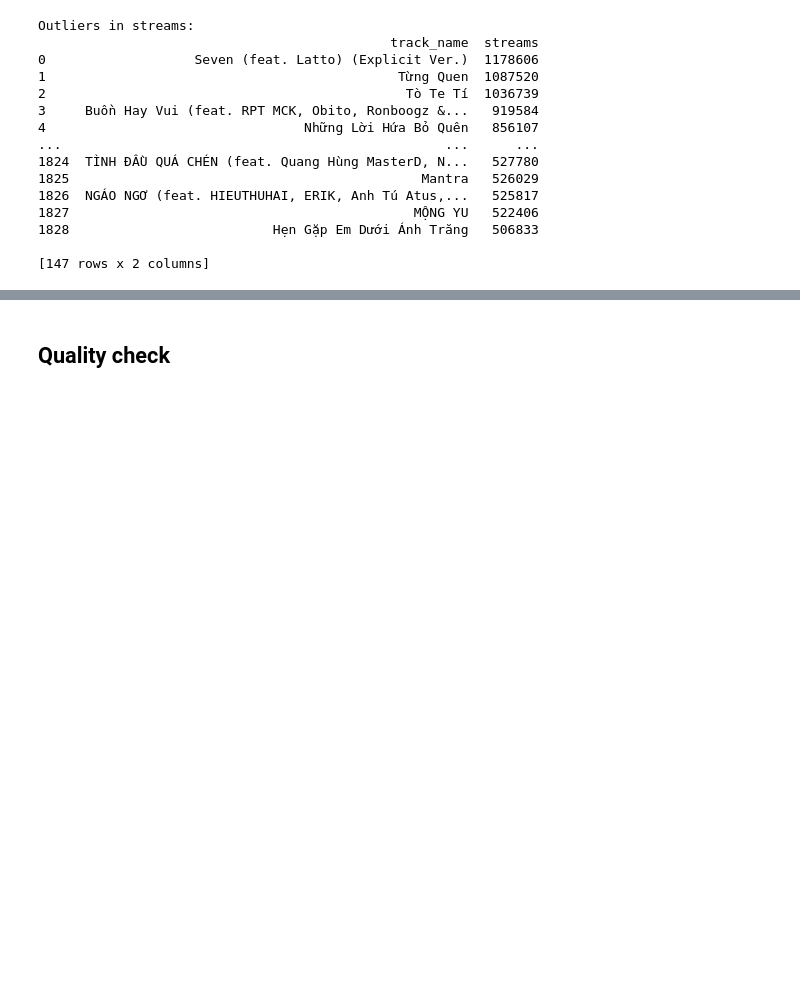
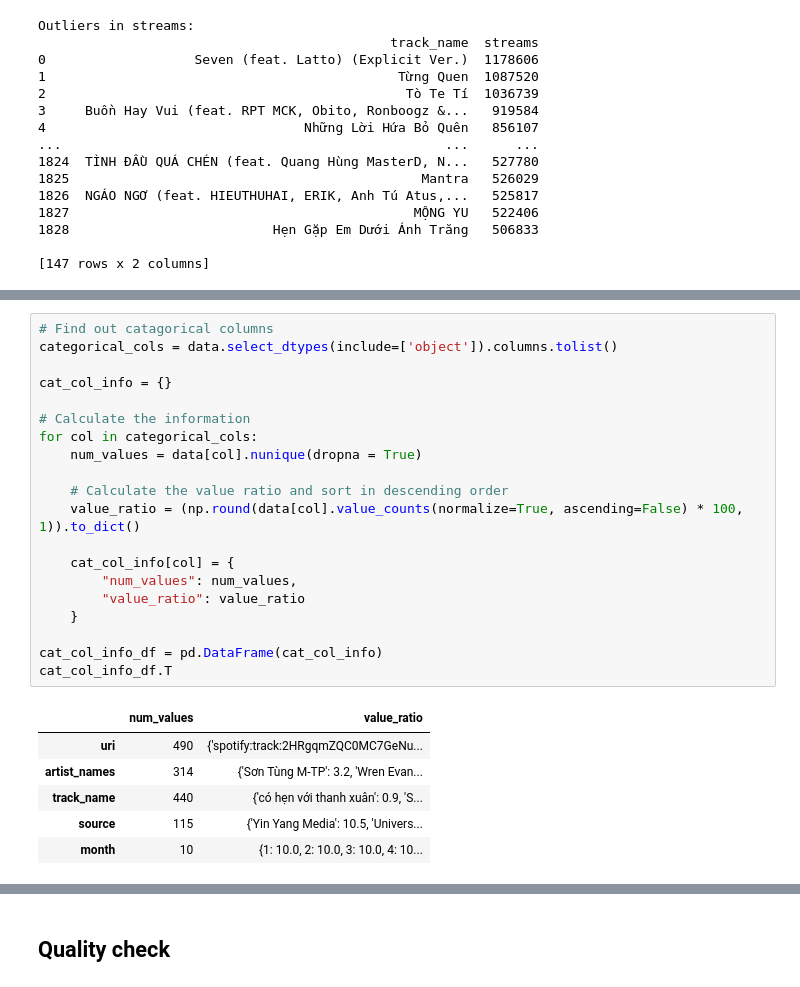
Before and after one commit to pililover/DataScience-Jobs-Market, a Jupyter notebook: SOURCECODE/Data_exploration.ipynb, the cells around one changed output, grey strips where cells are left out. Drawn from its saved outputs; the diff is of its cells as text; blank space fills up the shorter version.

```diff
--- a/SOURCECODE/Data_exploration.ipynb
+++ b/SOURCECODE/Data_exploration.ipynb
@@ -232,0 +323,27 @@ Outliers in streams:
+# %%
+# Find out catagorical columns
+categorical_cols = data.select_dtypes(include=['object']).columns.tolist()
+
+cat_col_info = {}
+
+# Calculate the information
+for col in categorical_cols:
+    num_values = data[col].nunique(dropna = True)
+
+    # Calculate the value ratio and sort in descending order
+    value_ratio = (np.round(data[col].value_counts(normalize=True, ascending=False) * 100, 1)).to_dict()
+
+    cat_col_info[col] = {
+        "num_values": num_values,
+        "value_ratio": value_ratio
+    }
+
+cat_col_info_df = pd.DataFrame(cat_col_info)
+cat_col_info_df.T
+# %% [output]
+|  | num_values | value_ratio |
+| uri | 490 | {'spotify:track:2HRgqmZQC0MC7GeNu... |
+| artist_names | 314 | {'Sơn Tùng M-TP': 3.2, 'Wren Evan... |
+| track_name | 440 | {'có hẹn với thanh xuân': 0.9, 'S... |
+| source | 115 | {'Yin Yang Media': 10.5, 'Univers... |
+| month | 10 | {1: 10.0, 2: 10.0, 3: 10.0, 4: 10... |
```
Also changed, not shown: parts of 22 cells of this notebook, 1 other file.
